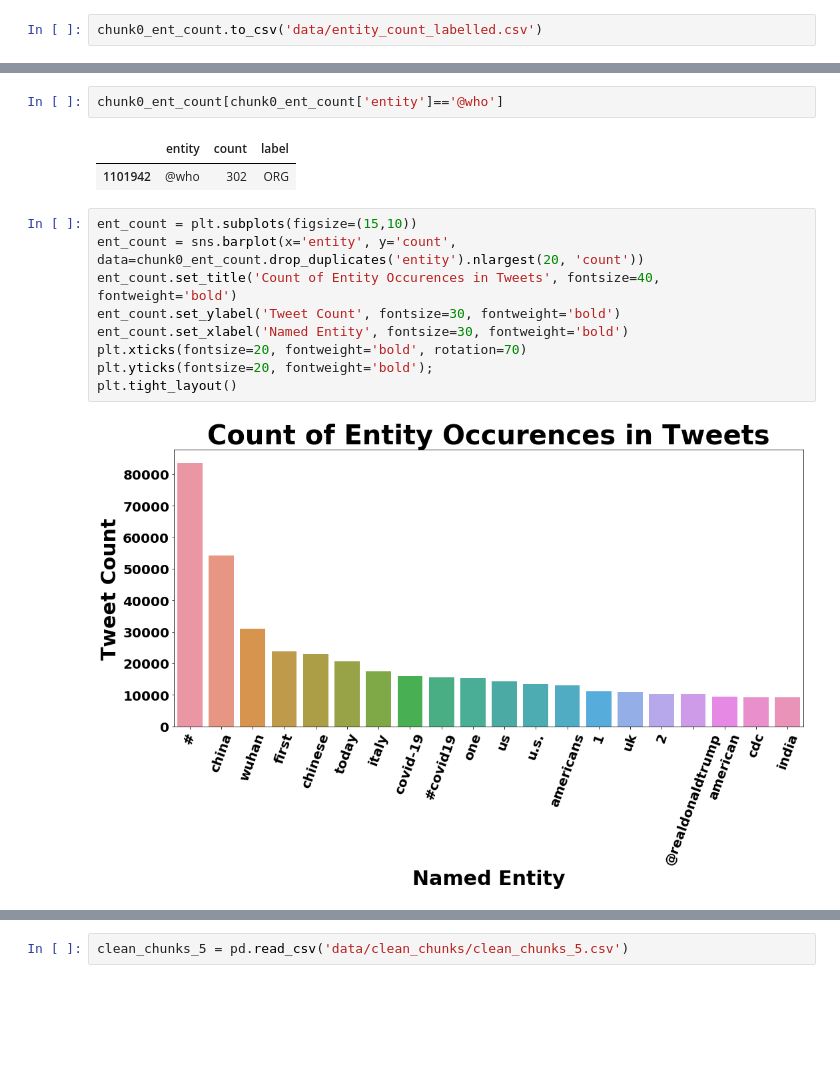
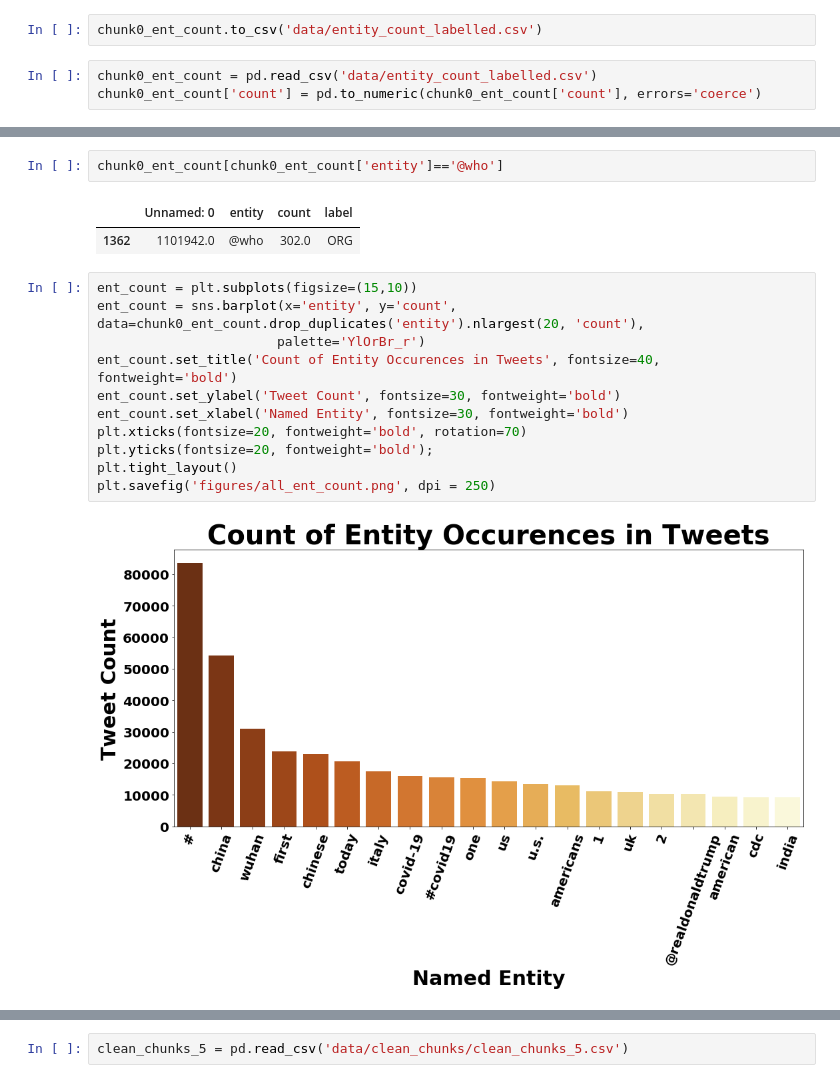
Before and after one commit to cravenre/Twitter_sentiment_in_pandemic, a Jupyter notebook: initial_exploration_cleaning.ipynb, the cells around one changed output, grey strips where cells are left out. Drawn from its saved outputs; the diff is of its cells as text; blank space fills up the shorter version.

```diff
--- a/initial_exploration_cleaning.ipynb
+++ b/initial_exploration_cleaning.ipynb
@@ -753,6 +753,9 @@ chunk0_ent_count.shape
 (319549, 3)
 # %%
 chunk0_ent_count.to_csv('data/entity_count_labelled.csv')
+# %%
+chunk0_ent_count = pd.read_csv('data/entity_count_labelled.csv')
+chunk0_ent_count['count'] = pd.to_numeric(chunk0_ent_count['count'], errors='coerce')
 # %%
 chunk0_ent_count[chunk0_ent_count['label']=='FAC'].head(30)
 # %% [output]
@@ -776,19 +779,21 @@ chunk0_ent_count[chunk0_ent_count['label']=='FAC'].head(30)
 # %%
 chunk0_ent_count[chunk0_ent_count['entity']=='@who']
 # %% [output]
-|  | entity | count | label |
-| 1101942 | @who | 302 | ORG |
+|  | Unnamed: 0 | entity | count | label |
+| 1362 | 1101942.0 | @who | 302.0 | ORG |
 # %%
 ent_count = plt.subplots(figsize=(15,10))
-ent_count = sns.barplot(x='entity', y='count', data=chunk0_ent_count.drop_duplicates('entity').nlargest(20, 'count'))
+ent_count = sns.barplot(x='entity', y='count', data=chunk0_ent_count.drop_duplicates('entity').nlargest(20, 'count'),
+                       palette='YlOrBr_r')
 ent_count.set_title('Count of Entity Occurences in Tweets', fontsize=40, fontweight='bold')
 ent_count.set_ylabel('Tweet Count', fontsize=30, fontweight='bold')
 ent_count.set_xlabel('Named Entity', fontsize=30, fontweight='bold')
 plt.xticks(fontsize=20, fontweight='bold', rotation=70)
 plt.yticks(fontsize=20, fontweight='bold');
 plt.tight_layout()
+plt.savefig('figures/all_ent_count.png', dpi = 250)
 # %% [output]
-[figure, old version]
+[figure, new version]
 # %%
 def ent_count_plot(label):
     ent_count = plt.subplots(figsize=(15,10))
```
Also changed, not shown: parts of 7 cells of this notebook, 3 other files.
